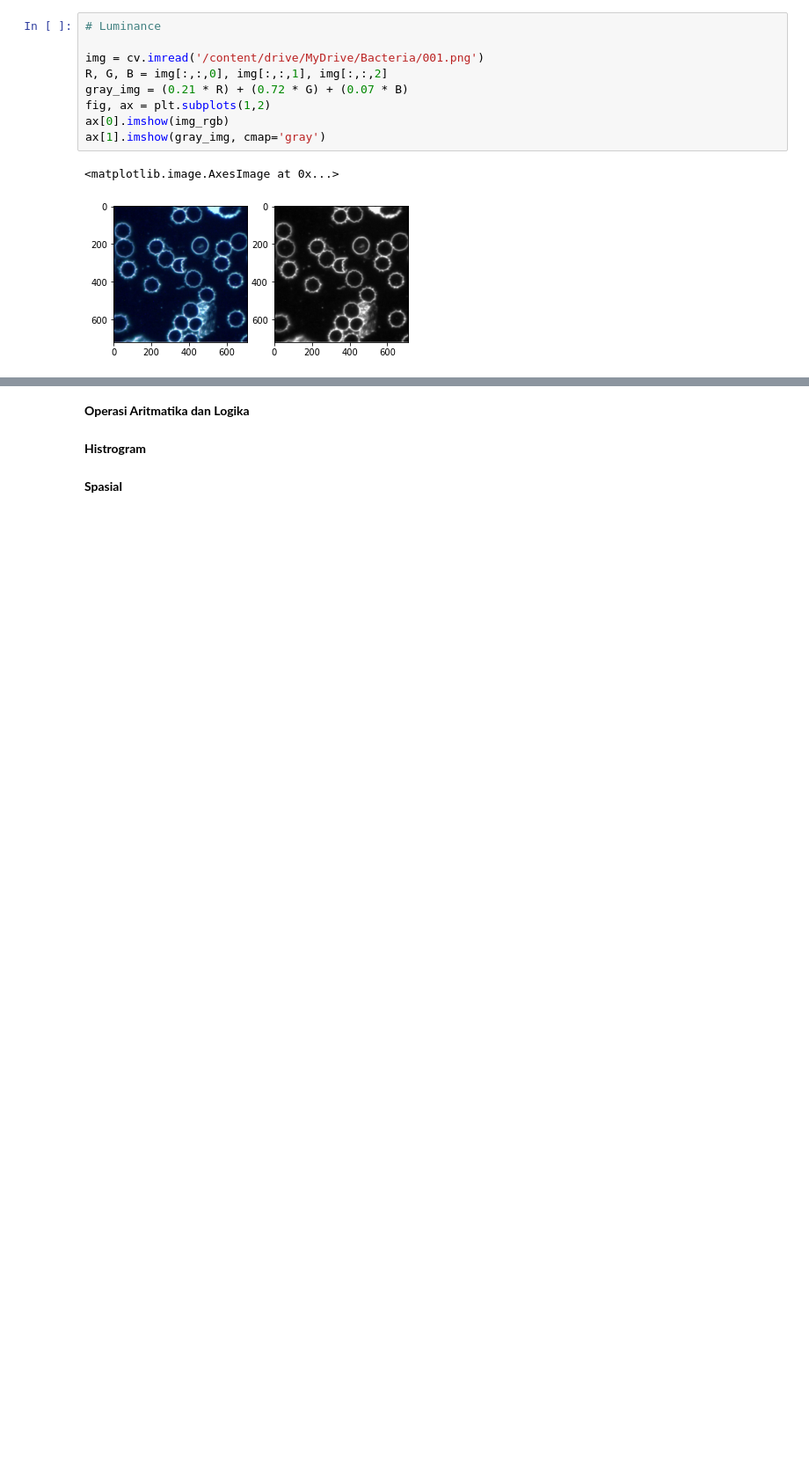
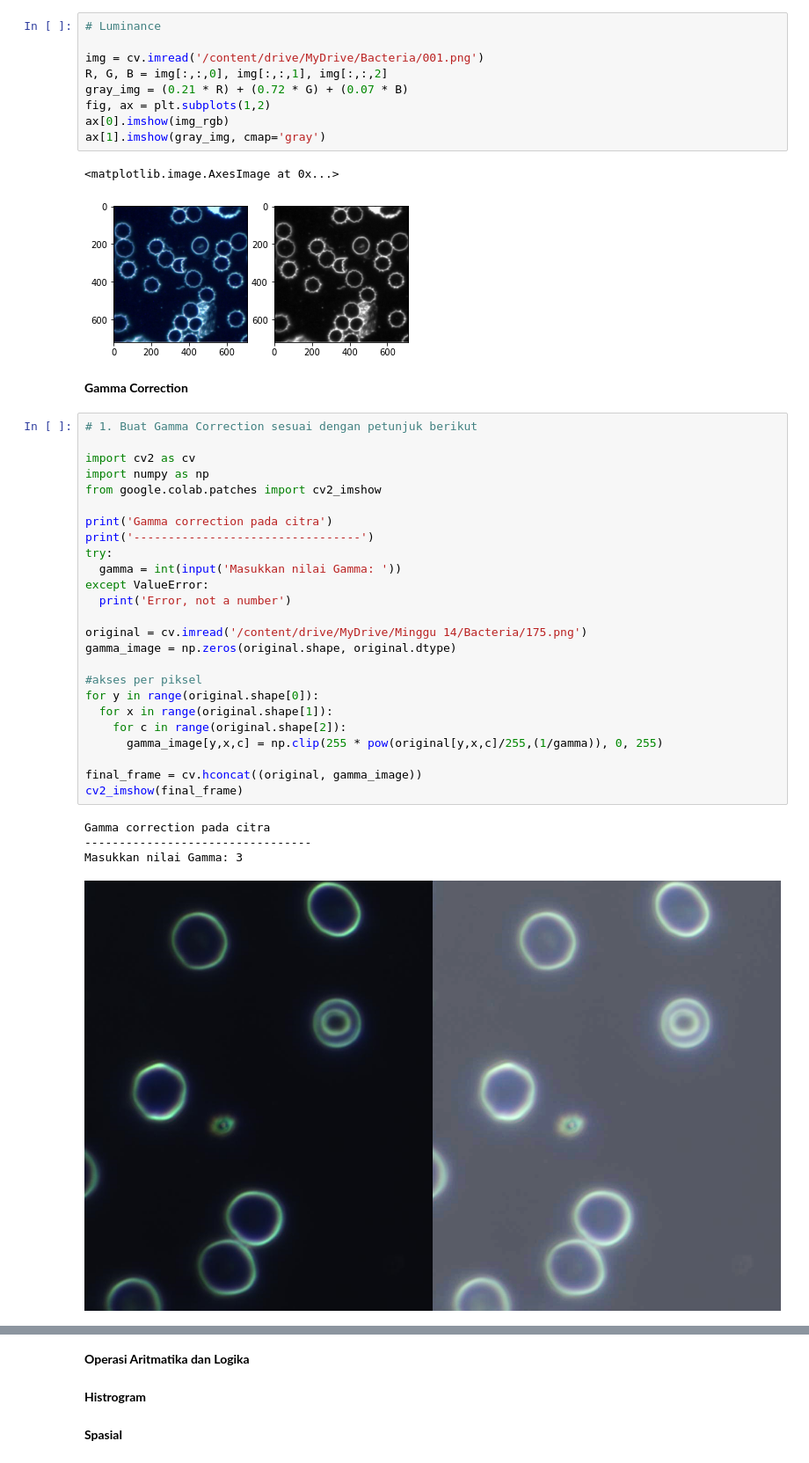
Before and after one commit to darman1725/PCVK_Genap_2022, a Jupyter notebook: UAS_PCVK_2022.ipynb, the cells around one changed output, grey strips where cells are left out. Shown at 88% size. Cells and saved outputs as stored; diff of their text form; blank space fills up the shorter version.

Commit message:
Program - Gamma Correction

```diff
--- a/UAS_PCVK_2022.ipynb
+++ b/UAS_PCVK_2022.ipynb
@@ -105,3 +105,35 @@ ax[1].imshow(gray_img, cmap='gray')
 # %% [output]
 <matplotlib.image.AxesImage at 0x...>
 [figure]
+# %% [markdown]
+**Gamma Correction**
+# %%
+# 1. Buat Gamma Correction sesuai dengan petunjuk berikut
+
+import cv2 as cv
+import numpy as np
+from google.colab.patches import cv2_imshow
+
+print('Gamma correction pada citra')
+print('---------------------------------')
+try:
+  gamma = int(input('Masukkan nilai Gamma: '))
+except ValueError:
+  print('Error, not a number')
+
+original = cv.imread('/content/drive/MyDrive/Minggu 14/Bacteria/175.png')
+gamma_image = np.zeros(original.shape, original.dtype)
+
+#akses per piksel
+for y in range(original.shape[0]):
+  for x in range(original.shape[1]):
+    for c in range(original.shape[2]):
+      gamma_image[y,x,c] = np.clip(255 * pow(original[y,x,c]/255,(1/gamma)), 0, 255)
+
+final_frame = cv.hconcat((original, gamma_image))
+cv2_imshow(final_frame)
+# %% [output]
+Gamma correction pada citra
+---------------------------------
+Masukkan nilai Gamma: 3
+[figure, added]
```
Also changed, not shown: parts of 2 cells of this notebook.
